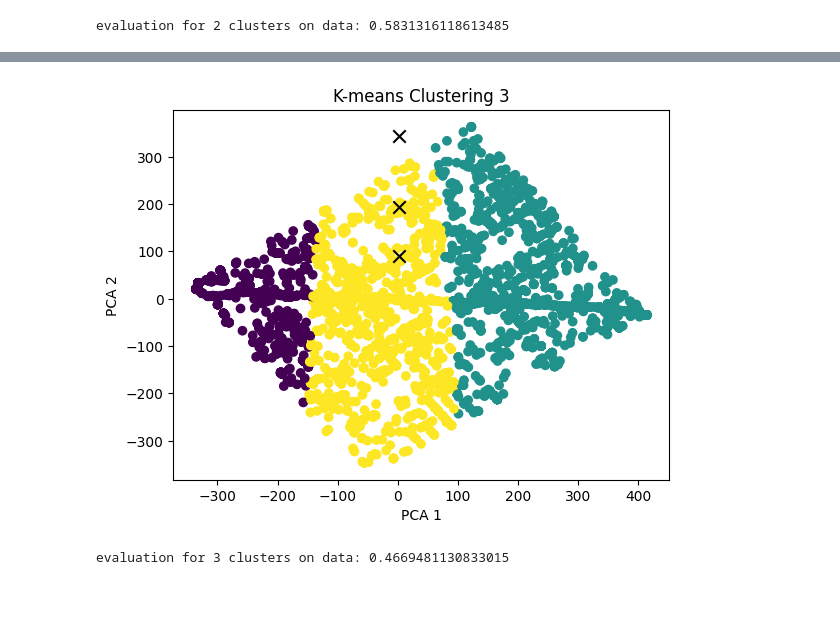
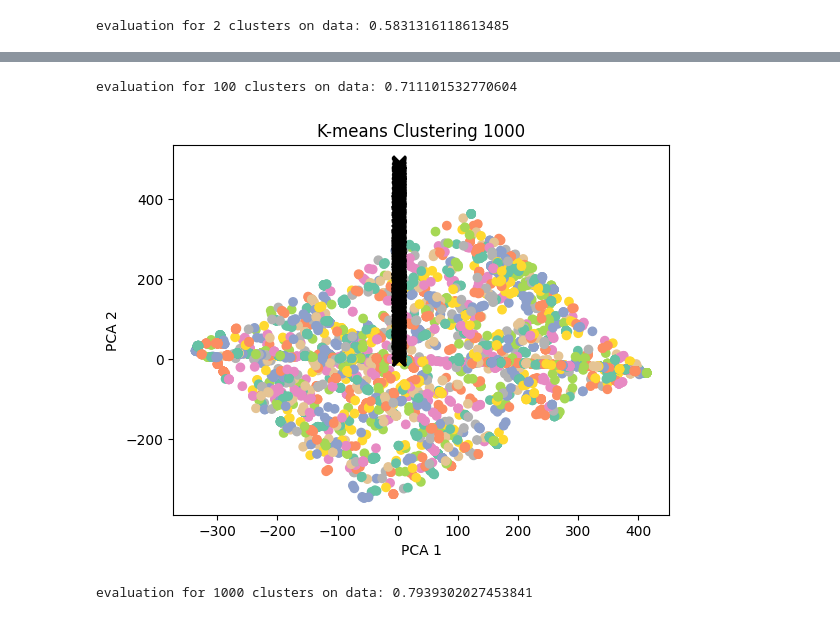
Before and after one commit to exdsgift/IPC-MideastAnalytics, a Jupyter notebook: modeling.ipynb, the cells around one changed output, grey strips where cells are left out. Drawn from its saved outputs; the diff is of its cells as text; code cells hidden in the pictures.

```diff
--- a/modeling.ipynb
+++ b/modeling.ipynb
@@ -213,3 +239,16 @@ from sklearn.metrics import silhouette_score
 print("evaluation for 2 clusters on data:", silhouette_score(mydata, kmeans_2.labels_))
 # %% [output]
 evaluation for 2 clusters on data: 0.5831316118613485
+# %%
+from sklearn.cluster import KMeans
+
+kmeans_100 = KMeans(n_clusters=100, random_state=20)
+kmeans_100.fit(mydata)
+plt.scatter(pca_data[:, 0], pca_data[:, 1], c=kmeans_100.labels_, cmap='Set2')
+plt.xlabel('PCA 1')
+plt.ylabel('PCA 2')
+plt.title('K-means Clustering 100')
+
+# cluster centroids
+plt.scatter(kmeans_100.cluster_centers_[:, 0], kmeans_100.cluster_centers_[:, 1], s=80, c='black', marker='x')
+plt.show()
@@ -216,18 +257,23 @@ evaluation for 2 clusters on data: 0.5831316118613485
+# %%
+from sklearn.metrics import silhouette_score
+print("evaluation for 100 clusters on data:", silhouette_score(mydata, kmeans_100.labels_))
+# %% [output]
+evaluation for 100 clusters on data: 0.711101532770604
 # %%
-kmeans_3 = KMeans(n_clusters=3, random_state=42)
-kmeans_3.fit(mydata)
-plt.scatter(pca_data[:, 0], pca_data[:, 1], c=kmeans_3.labels_, cmap='viridis')
+kmeans_1000 = KMeans(n_clusters=1000, random_state=20)
+kmeans_1000.fit(mydata)
+plt.scatter(pca_data[:, 0], pca_data[:, 1], c=kmeans_1000.labels_, cmap='Set2')
 plt.xlabel('PCA 1')
 plt.ylabel('PCA 2')
-plt.title('K-means Clustering 3')
+plt.title('K-means Clustering 1000')
 
 # Optionally plot cluster centroids
-plt.scatter(kmeans_3.cluster_centers_[:, 0], kmeans_3.cluster_centers_[:, 1], s=80, c='black', marker='x')
+plt.scatter(kmeans_1000.cluster_centers_[:, 0], kmeans_1000.cluster_centers_[:, 1], s=80, c='black', marker='x')
 plt.show()
 # %% [output]
-[figure, old version]
+[figure, new version]
 # %%
 from sklearn.metrics import silhouette_score
-print("evaluation for 3 clusters on data:", silhouette_score(mydata, kmeans_3.labels_))
+print("evaluation for 1000 clusters on data:", silhouette_score(mydata, kmeans_1000.labels_))
 # %% [output]
-evaluation for 3 clusters on data: 0.4669481130833015
+evaluation for 1000 clusters on data: 0.7939302027453841
```
Also changed, not shown: parts of 12 cells of this notebook, 1 other file.
